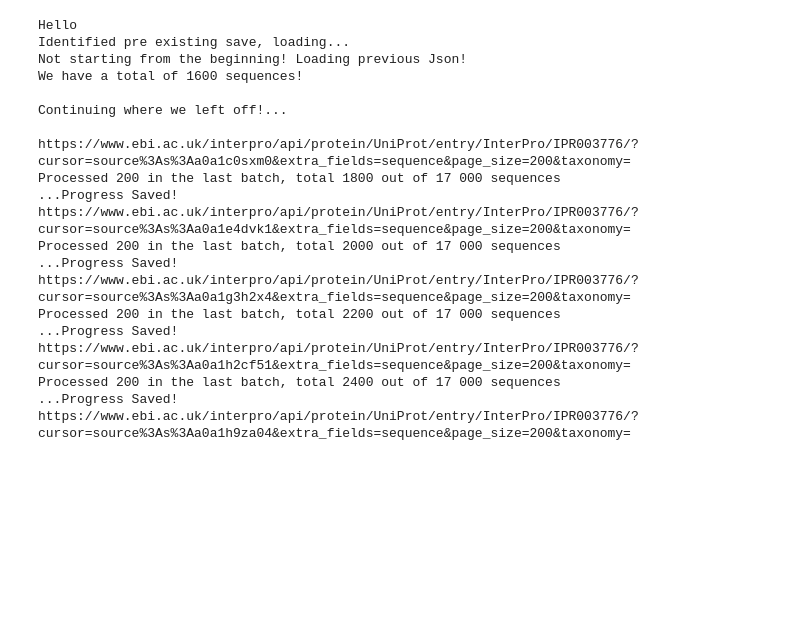
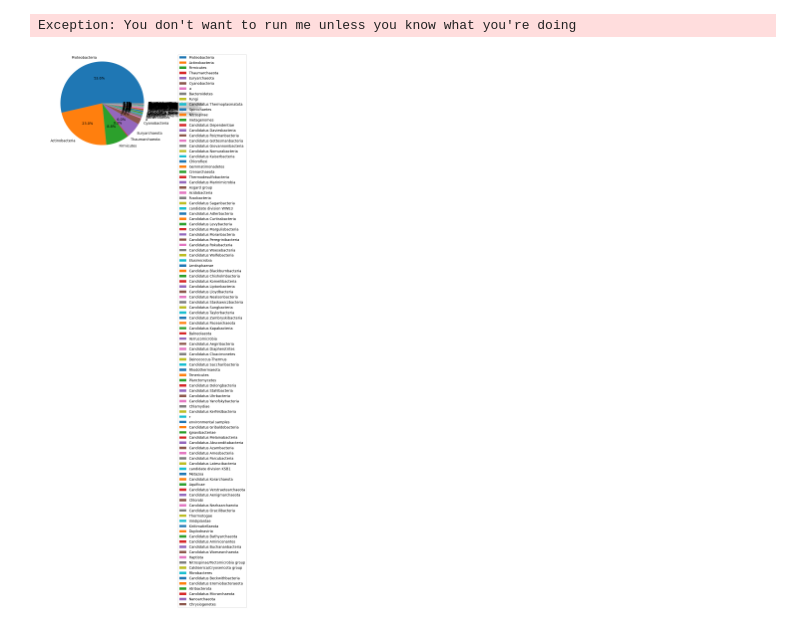
Before and after one commit to eric-gemmell/masters_project, a Jupyter notebook: src/scripts/Load Sequences.ipynb, the cells around one changed output. Saved outputs shown, nothing was run; the diff lists cells and outputs as text; code cells hidden in the pictures; blank space fills up the shorter version.

```diff
--- a/src/scripts/Load Sequences.ipynb
+++ b/src/scripts/Load Sequences.ipynb
@@ -32,7 +41,7 @@ def get_additional_info(seq_data):
         print(f"FAILED RETRIEVING ADDITIONAL DATA FOR {accession}")
     return seq_data
 # %%
-
+raise Exception("You don't want to run me unless you know what you're doing")
 
 BASE_URL = "https://www.ebi.ac.uk:443/interpro/api/protein/UniProt/entry/InterPro/IPR003776/?page_size=200&extra_fields=sequence&taxonomy"
 
@@ -143,23 +152,10 @@ else:
 
 total_data = output_list(url)
 # %% [output]
-Hello
-Identified pre existing save, loading...
-Not starting from the beginning! Loading previous Json!
-We have a total of 1600 sequences!
-
-Continuing where we left off!...
-
-https://www.ebi.ac.uk/interpro/api/protein/UniProt/entry/InterPro/IPR003776/?cursor=source%3As%3Aa0a1c0sxm0&extra_fields=sequence&page_size=200&taxonomy=
-Processed 200 in the last batch, total 1800 out of 17 000 sequences
-...Progress Saved!
-https://www.ebi.ac.uk/interpro/api/protein/UniProt/entry/InterPro/IPR003776/?cursor=source%3As%3Aa0a1e4dvk1&extra_fields=sequence&page_size=200&taxonomy=
-Processed 200 in the last batch, total 2000 out of 17 000 sequences
-...Progress Saved!
-https://www.ebi.ac.uk/interpro/api/protein/UniProt/entry/InterPro/IPR003776/?cursor=source%3As%3Aa0a1g3h2x4&extra_fields=sequence&page_size=200&taxonomy=
-Processed 200 in the last batch, total 2200 out of 17 000 sequences
-...Progress Saved!
-https://www.ebi.ac.uk/interpro/api/protein/UniProt/entry/InterPro/IPR003776/?cursor=source%3As%3Aa0a1h2cf51&extra_fields=sequence&page_size=200&taxonomy=
-Processed 200 in the last batch, total 2400 out of 17 000 sequences
-...Progress Saved!
-https://www.ebi.ac.uk/interpro/api/protein/UniProt/entry/InterPro/IPR003776/?cursor=source%3As%3Aa0a1h9za04&extra_fields=sequence&page_size=200&taxonomy=
+Exception: You don't want to run me unless you know what you're doing
+# %%
+total_data = []
+
+with open('../processed_sequences/annotated_sequences.json', 'r') as f:
+    total_data = json.load(f)
+#total_data
@@ -165,0 +179,29 @@ https://www.ebi.ac.uk/interpro/api/protein/UniProt/entry/InterPro/IPR003776/?cur
+# %%
+from collections import defaultdict
+import matplotlib.pyplot as plt
+
+def Draw_Pie(depth=2):
+    # Create a defaultdict to store the count of each lineage
+    lineage_count = defaultdict(int)
+
+    # Iterate through the list of dictionaries and count the occurrences of each lineage
+    for item in total_data:
+        try:
+            lineage_count[item["lineage"][depth]] += 1
+        except:
+            continue
+
+    # Extract the labels (lineage names) and sizes (counts) for the pie chart
+    labels = list(lineage_count.keys())
+    sizes = list(lineage_count.values())
+
+    # Create the pie chart
+    plt.pie(sizes, labels=labels, autopct='%1.1f%%')
+    plt.axis('equal')  # Ensure the chart is a circle, not an ellipse
+    plt.legend(bbox_to_anchor=(1.1, 1.05))
+
+    plt.show()
+# %%
+Draw_Pie(1)
+# %% [output]
+[figure, added]
```
Also changed, not shown: parts of 7 cells of this notebook, 7 other files.
